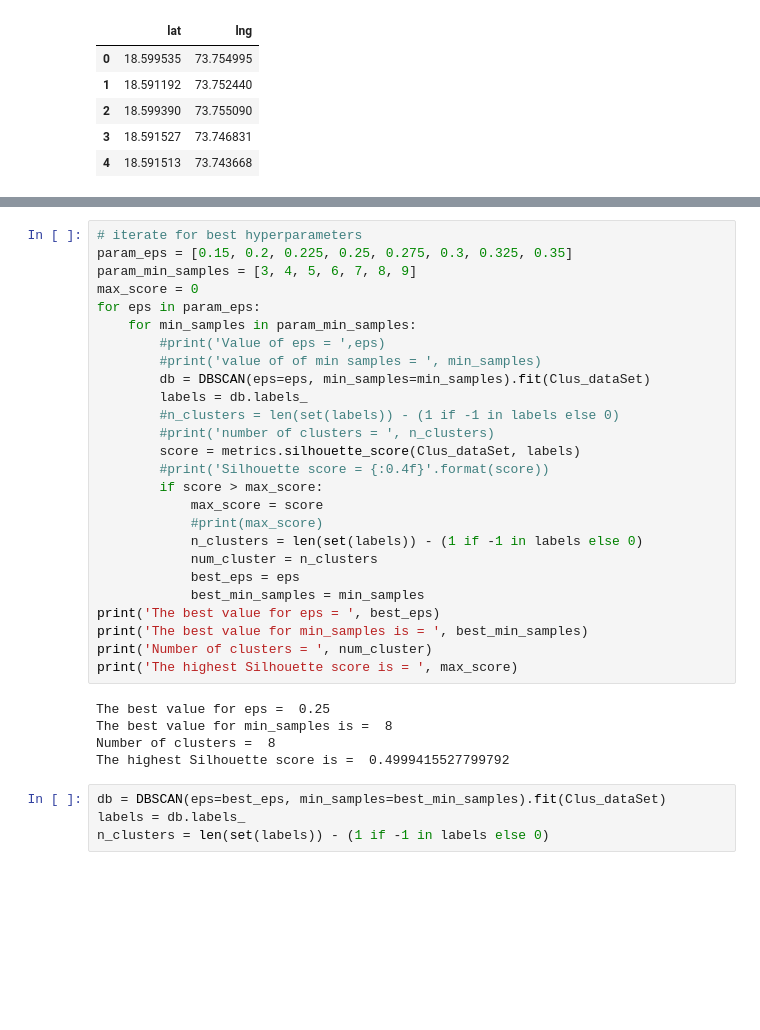
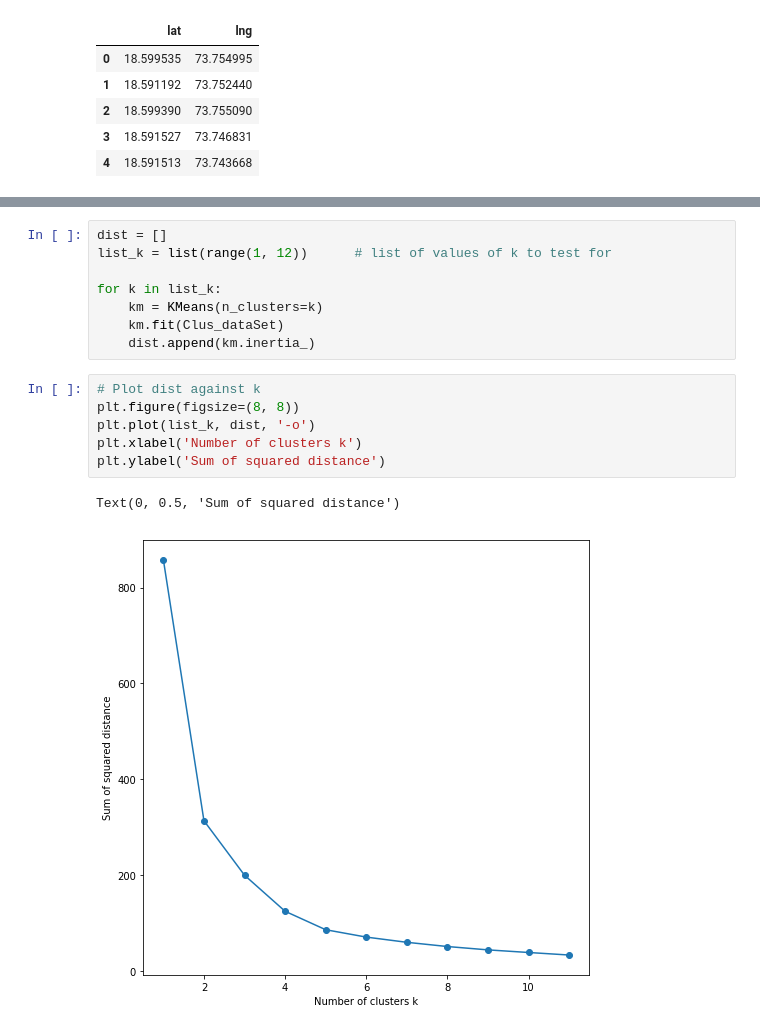
Before and after one commit to vishwain/Clustering-Pune, a Jupyter notebook: The battle of neighborhoods.ipynb, the cells around one changed output, grey strips where cells are left out. Saved outputs shown, nothing was run; the diff lists cells and outputs as text; blank space fills up the shorter version.

```diff
--- a/The battle of neighborhoods.ipynb
+++ b/The battle of neighborhoods.ipynb
@@ -155,35 +156,17 @@ array([[ 0.86938101, -1.25073464],
-# %%
-# iterate for best hyperparameters
-param_eps = [0.15, 0.2, 0.225, 0.25, 0.275, 0.3, 0.325, 0.35]
-param_min_samples = [3, 4, 5, 6, 7, 8, 9]
-max_score = 0
-for eps in param_eps:
-    for min_samples in param_min_samples:
-        #print('Value of eps = ',eps)
-        #print('value of of min samples = ', min_samples)
-        db = DBSCAN(eps=eps, min_samples=min_samples).fit(Clus_dataSet)
-        labels = db.labels_
-        #n_clusters = len(set(labels)) - (1 if -1 in labels else 0)
-        #print('number of clusters = ', n_clusters)
-        score = metrics.silhouette_score(Clus_dataSet, labels)
-        #print('Silhouette score = {:0.4f}'.format(score))
-        if score > max_score:
-            max_score = score
-            #print(max_score)
-            n_clusters = len(set(labels)) - (1 if -1 in labels else 0)
-            num_cluster = n_clusters
-            best_eps = eps
-            best_min_samples = min_samples
-print('The best value for eps = ', best_eps)
-print('The best value for min_samples is = ', best_min_samples)
-print('Number of clusters = ', num_cluster)
-print('The highest Silhouette score is = ', max_score)
-# %% [output]
-The best value for eps =  0.25
-The best value for min_samples is =  8
-Number of clusters =  8
-The highest Silhouette score is =  0.4999415527799792
-# %%
-db = DBSCAN(eps=best_eps, min_samples=best_min_samples).fit(Clus_dataSet)
-labels = db.labels_
-n_clusters = len(set(labels)) - (1 if -1 in labels else 0)
+# %%
+dist = []
+list_k = list(range(1, 12))      # list of values of k to test for
+
+for k in list_k:
+    km = KMeans(n_clusters=k)
+    km.fit(Clus_dataSet)
+    dist.append(km.inertia_)
+# %%
+# Plot dist against k
+plt.figure(figsize=(8, 8))
+plt.plot(list_k, dist, '-o')
+plt.xlabel('Number of clusters k')
+plt.ylabel('Sum of squared distance')
+# %% [output]
+Text(0, 0.5, 'Sum of squared distance')
+[figure, added]
```
Also changed, not shown: parts of 11 cells of this notebook.
